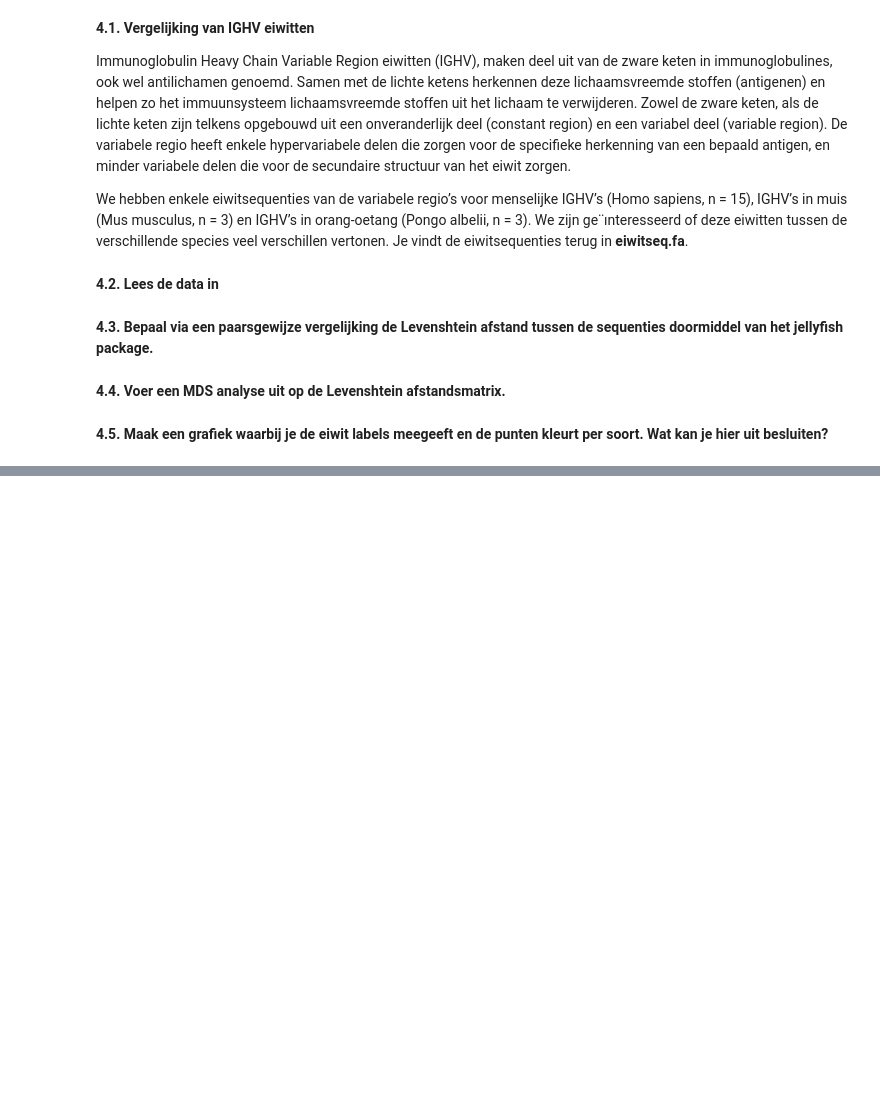
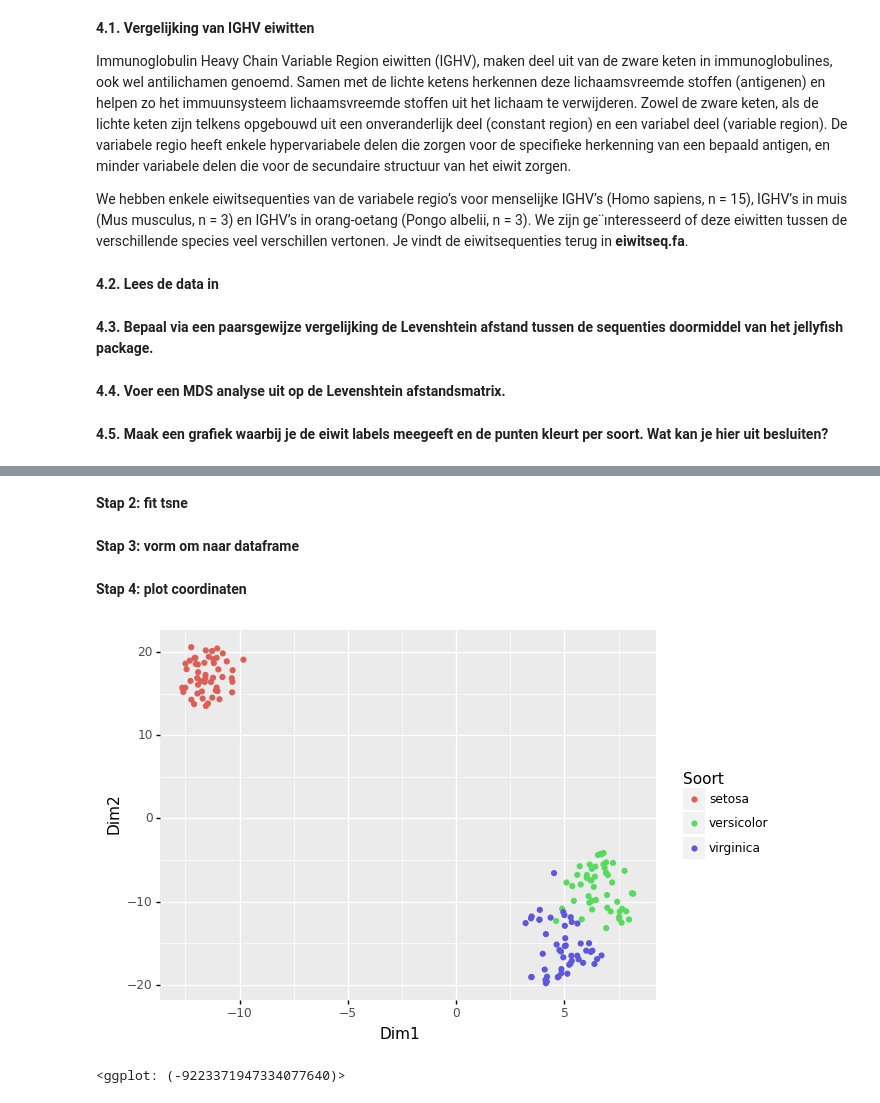
Before and after one commit to ArneDeloose/Ugain_MachineLearning_DataVis, a Jupyter notebook: DimensionReduction_Exercise.ipynb, the cells around one changed output, grey strips where cells are left out. Cells and saved outputs as stored; diff of their text form; code cells hidden in the pictures; blank space fills up the shorter version.

Commit message:
Update umap + tsne
add umpa and tsne to exercise notebooks

```diff
--- a/DimensionReduction_Exercise.ipynb
+++ b/DimensionReduction_Exercise.ipynb
@@ -358,0 +367,6 @@ ggplot(aes(x=***, y=***), data=***) +\
+# %%
+# inlezen data
+url='https://raw.githubusercontent.com/ArneDeloose/Ugain_MachineLearning_DataVis/main/iris.csv'
+
+df = pd.read_csv(url, sep = ";")
+df.head()
@@ -358,0 +380,25 @@ ggplot(aes(x=***, y=***), data=***) +\
+# %% [markdown]
+**Stap 2: fit tsne**
+# %%
+X=np.array(df.loc[:, 'sepal length':'petal width']) #selecteer numerieke data
+tsne = TSNE(n_components=2, n_iter=1000)
+points = tsne.fit_transform(X)
+# %% [markdown]
+**Stap 3: vorm om naar dataframe**
+# %%
+#omvormen naar dataframe
+df_tsne=pd.DataFrame()
+df_tsne['Dim1']=points[:, 0] #kolom 1
+df_tsne['Dim2']=points[:, 1] #kolom 2
+df_tsne['Soort']=df['soort'] #soort
+# %% [markdown]
+**Stap 4: plot coordinaten**
+# %%
+#met plotnine
+(
+ggplot(aes(x='Dim1', y='Dim2'), data=df_tsne)
++ geom_point(aes(color='Soort'))
+)
+# %% [output]
+[figure, added]
+<ggplot: (-9223371947334077640)>
```
Also changed, not shown: parts of 12 cells of this notebook, 1 other file.
